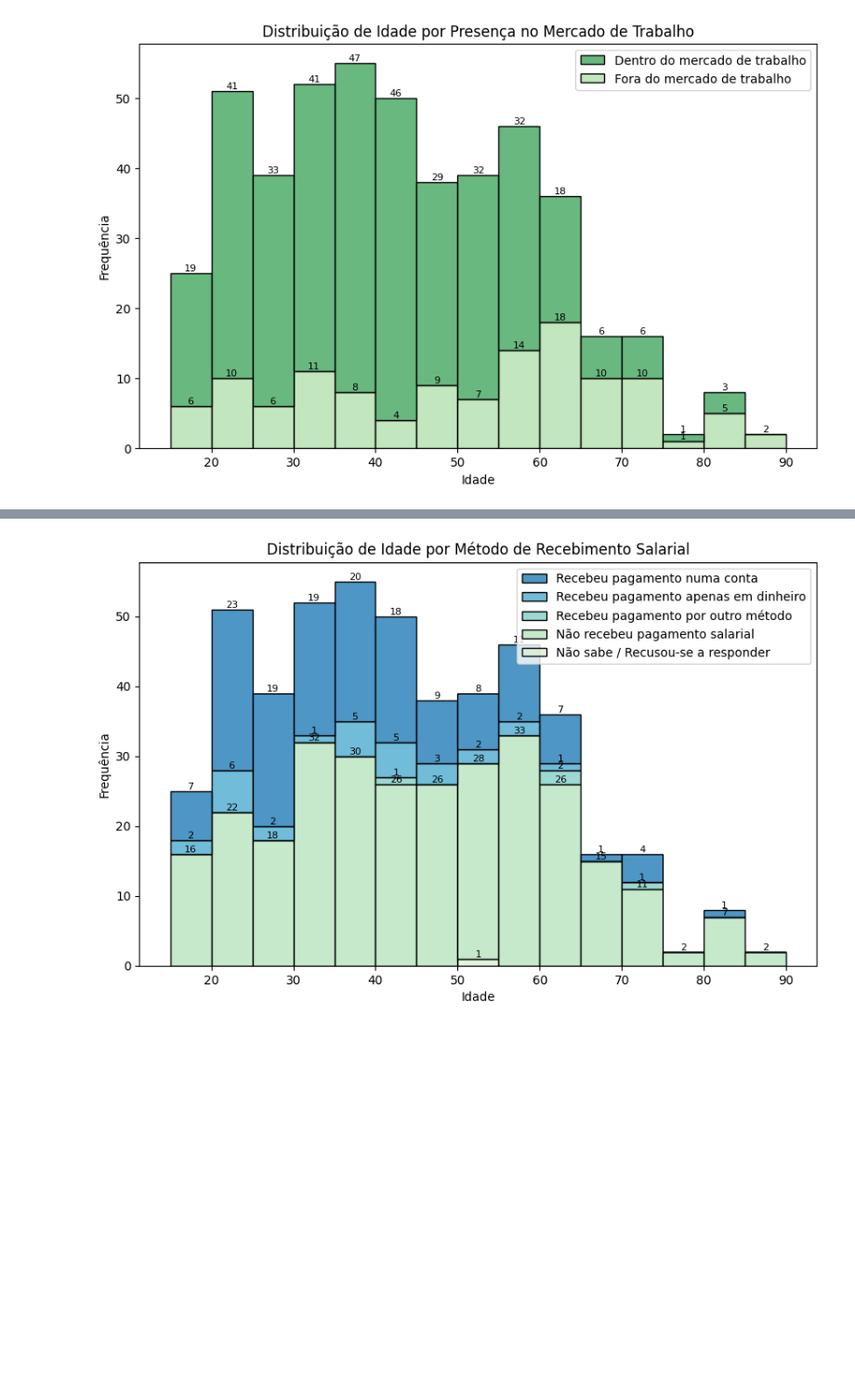
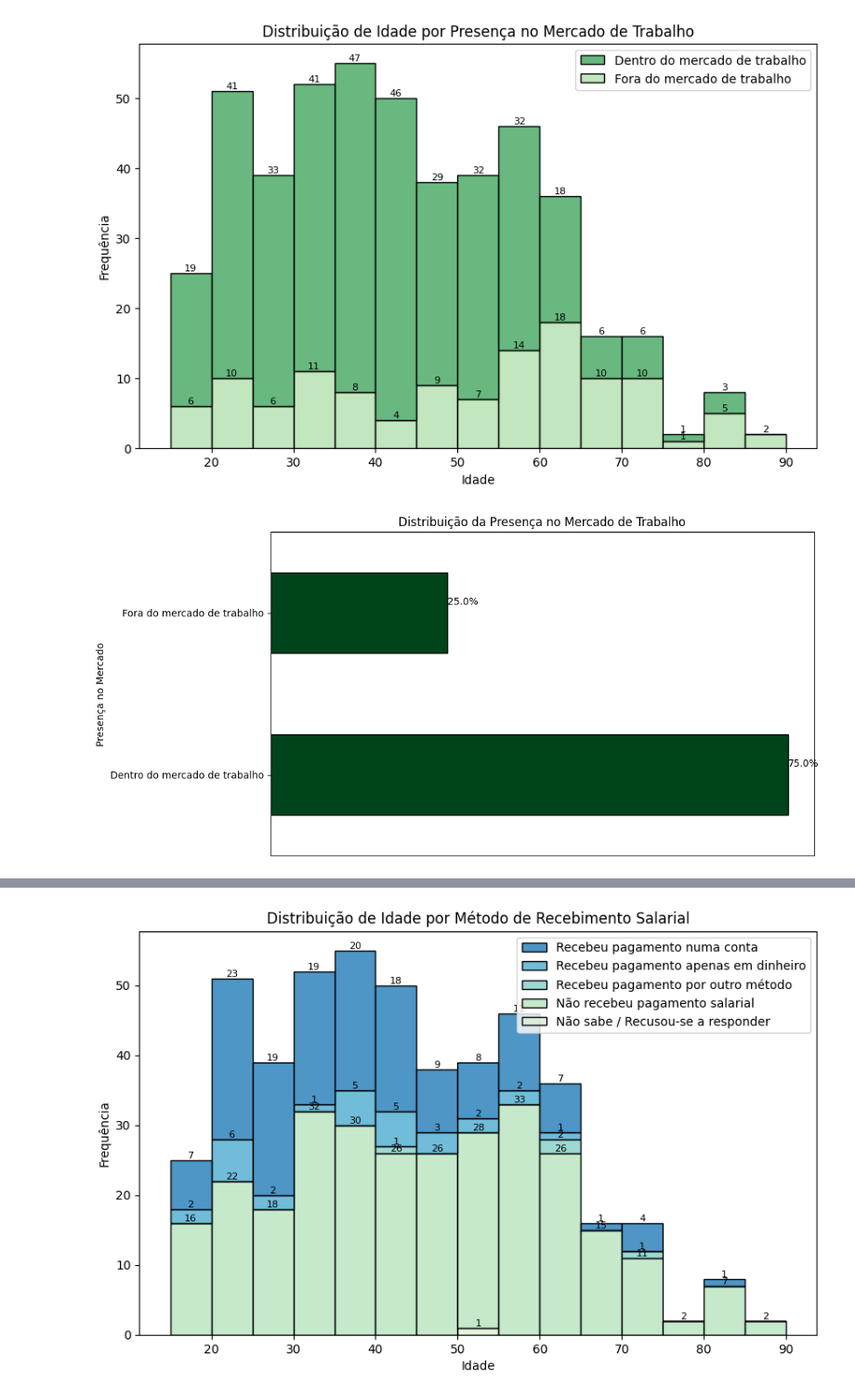
Before and after one commit to pathilink/MBA_USP-Esalq_TCC, a Jupyter notebook: notebook/findex_clustering_financial.ipynb, the cells around one changed output, grey strips where cells are left out. Shown at 93% size. Drawn from its saved outputs; the diff is of its cells as text; code cells hidden in the pictures; blank space fills up the shorter version.

```diff
--- a/notebook/findex_clustering_financial.ipynb
+++ b/notebook/findex_clustering_financial.ipynb
@@ -200,6 +244,28 @@ plt.title('Distribuição de Idade por Presença no Mercado de Trabalho')
 plt.show()
 # %% [output]
 [figure]
+# %%
+plt.figure(figsize=(10, 6))
+
+# calculate the percentage of each category
+percentages = df_graph['emp_in'].value_counts(normalize=True) * 100
+
+ax = percentages.plot(kind='barh', colormap='Greens_r', edgecolor='black')
+
+# adds the percentages in each bar
+for i in ax.patches:
+    ax.text(i.get_width(), i.get_y() + 0.3, f'{round(i.get_width(), 0)}%', color='black')
+
+# remove the ticks from the x-axis
+ax.xaxis.set_ticks([])
+
+# plt.xlabel('Porcentagem')
+plt.ylabel('Presença no Mercado')
+plt.title('Distribuição da Presença no Mercado de Trabalho')
+
+plt.show()
+# %% [output]
+[figure, added]
 # %%
 df_graph.query('age >= 85')
 # %% [output]
```
Also changed, not shown: parts of 26 cells of this notebook.
